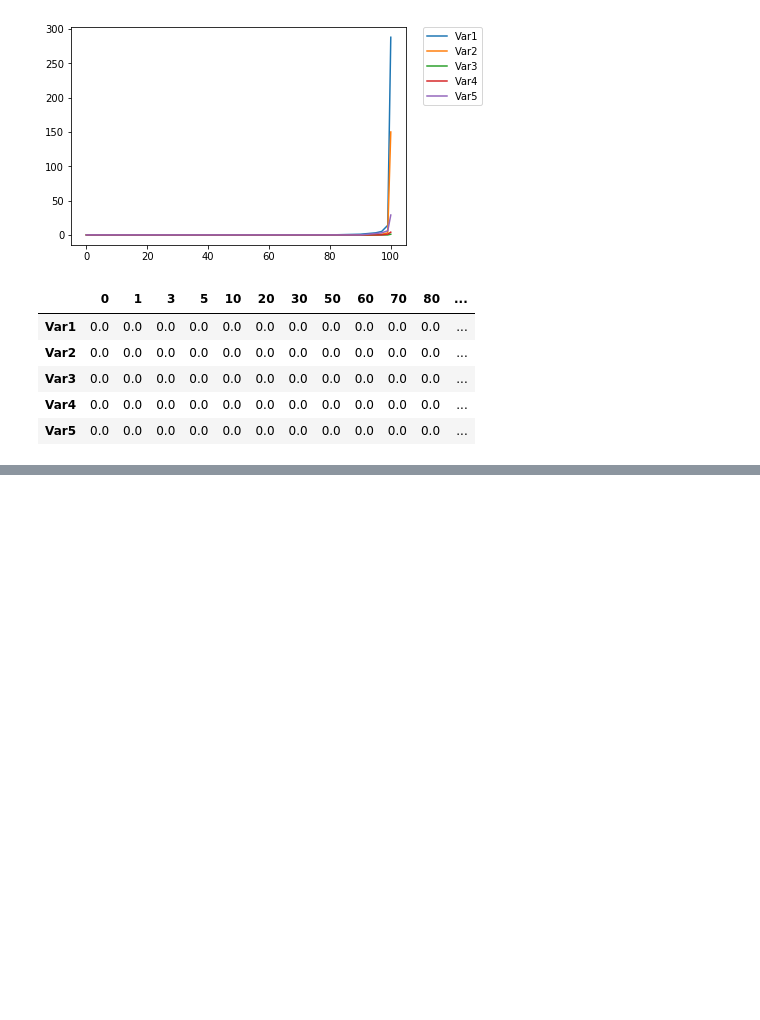
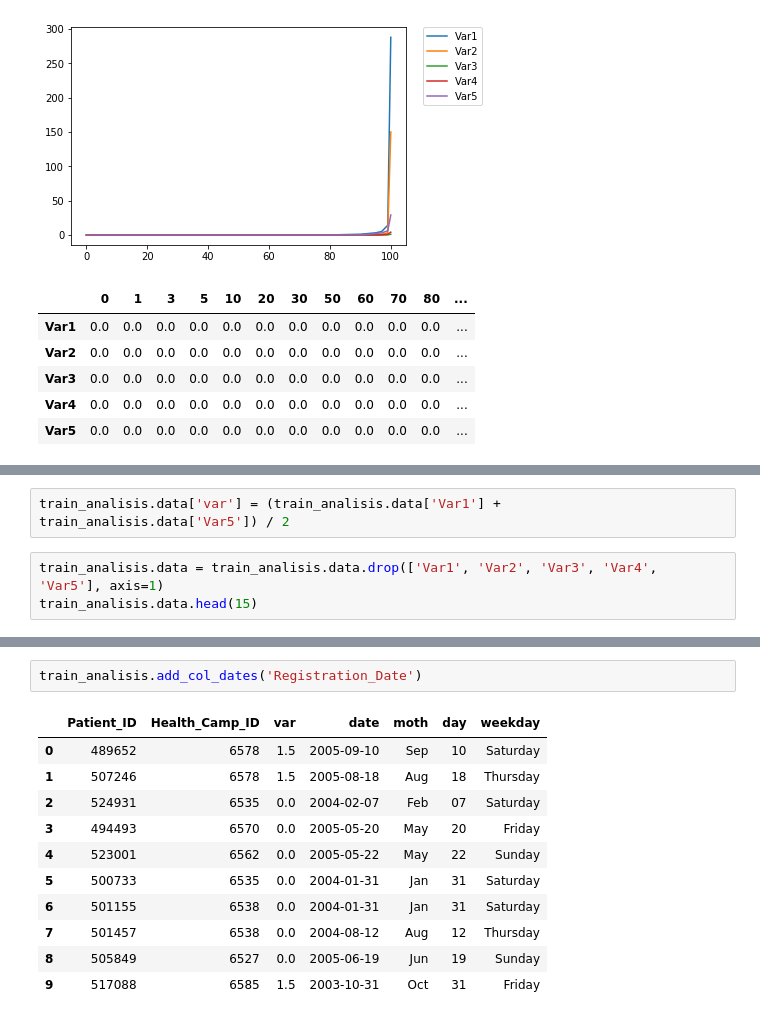
Before and after one commit to kendalvictor/ml_analysis, a Jupyter notebook: client.ipynb, the cells around one changed output, grey strips where cells are left out. Drawn from its saved outputs; the diff is of its cells as text; blank space fills up the shorter version.

```diff
--- a/client.ipynb
+++ b/client.ipynb
@@ -103,0 +171,5 @@ train_analisis.percentil_verificator(['Var1','Var2','Var3','Var4','Var5'])
+# %%
+train_analisis.data['var'] = (train_analisis.data['Var1'] + train_analisis.data['Var5']) / 2
+# %%
+train_analisis.data = train_analisis.data.drop(['Var1', 'Var2', 'Var3', 'Var4', 'Var5'], axis=1)
+train_analisis.data.head(15)
@@ -103,0 +193,14 @@ train_analisis.percentil_verificator(['Var1','Var2','Var3','Var4','Var5'])
+# %%
+train_analisis.add_col_dates('Registration_Date')
+# %% [output]
+|  | Patient_ID | Health_Camp_ID | var | date | moth | day | weekday |
+| 0 | 489652 | 6578 | 1.5 | 2005-09-10 | Sep | 10 | Saturday |
+| 1 | 507246 | 6578 | 1.5 | 2005-08-18 | Aug | 18 | Thursday |
+| 2 | 524931 | 6535 | 0.0 | 2004-02-07 | Feb | 07 | Saturday |
+| 3 | 494493 | 6570 | 0.0 | 2005-05-20 | May | 20 | Friday |
+| 4 | 523001 | 6562 | 0.0 | 2005-05-22 | May | 22 | Sunday |
+| 5 | 500733 | 6535 | 0.0 | 2004-01-31 | Jan | 31 | Saturday |
+| 6 | 501155 | 6538 | 0.0 | 2004-01-31 | Jan | 31 | Saturday |
+| 7 | 501457 | 6538 | 0.0 | 2004-08-12 | Aug | 12 | Thursday |
+| 8 | 505849 | 6527 | 0.0 | 2005-06-19 | Jun | 19 | Sunday |
+| 9 | 517088 | 6585 | 1.5 | 2003-10-31 | Oct | 31 | Friday |
```
Also changed, not shown: parts of 4 cells of this notebook.
